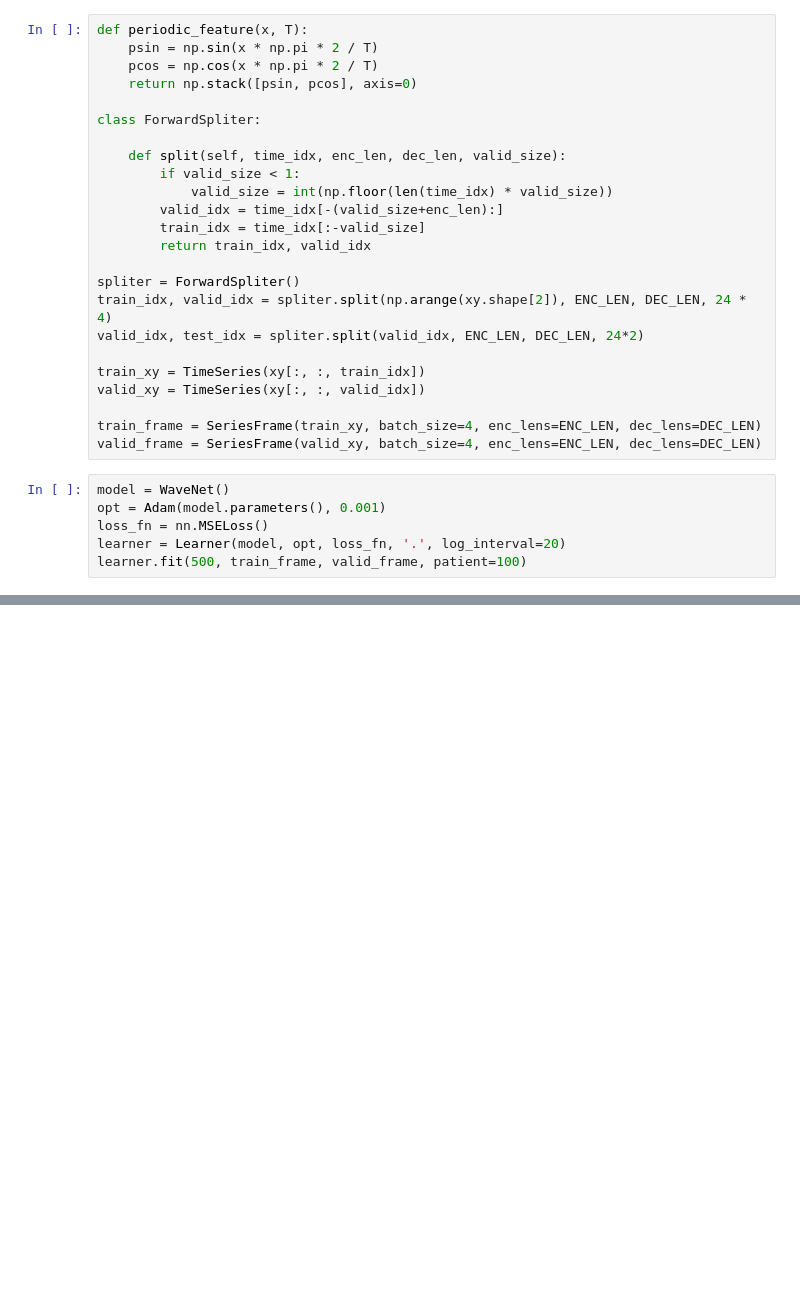
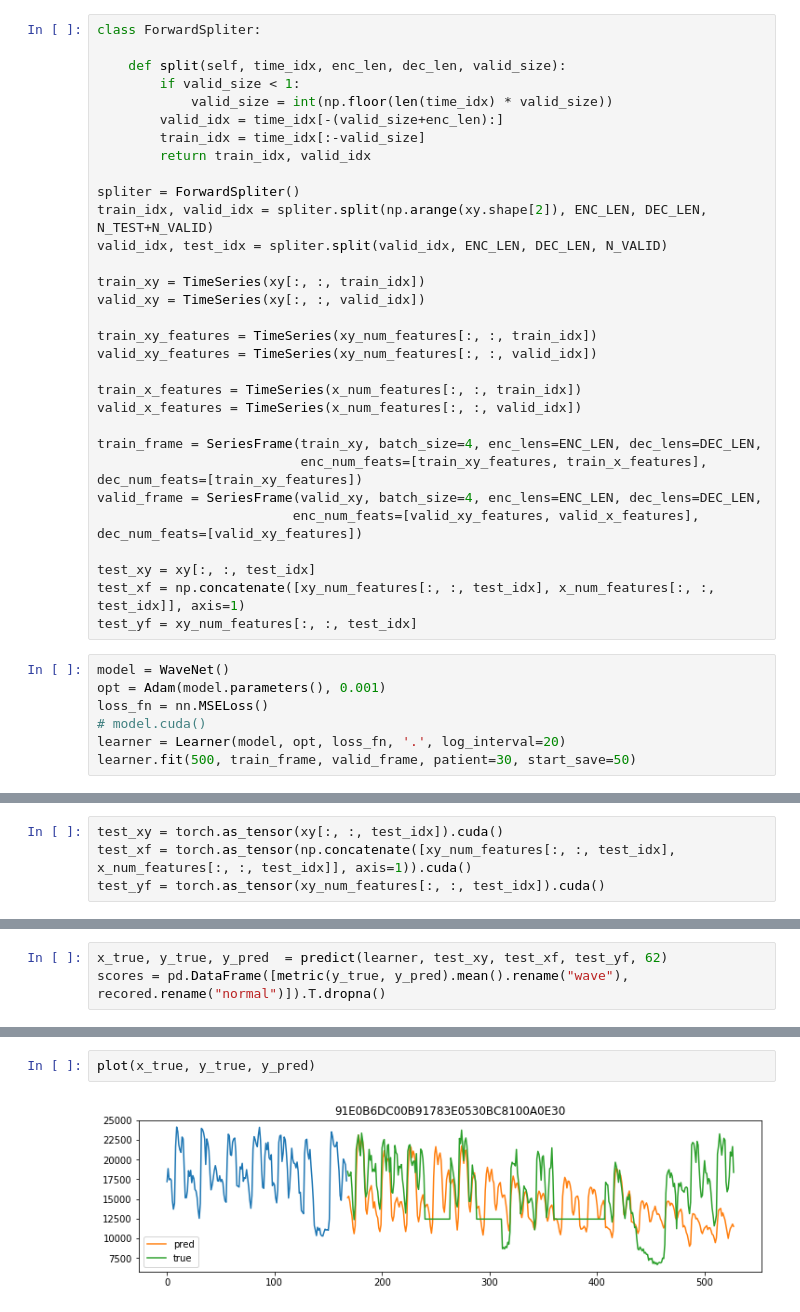
Before and after one commit to Relevation-143/Deep-Time-Series-Prediction, a Jupyter notebook: daily prediction.ipynb, the cells around one changed output, grey strips where cells are left out. Drawn from its saved outputs; the diff is of its cells as text; blank space fills up the shorter version.

Commit message:
model example

```diff
--- a/daily prediction.ipynb
+++ b/daily prediction.ipynb
@@ -51,9 +103,4 @@ is_zero.shape
 # %%
-def periodic_feature(x, T):
-    psin = np.sin(x * np.pi * 2 / T)
-    pcos = np.cos(x * np.pi * 2 / T)
-    return np.stack([psin, pcos], axis=0)
-
 class ForwardSpliter:
 
     def split(self, time_idx, enc_len, dec_len, valid_size):
@@ -64,18 +111,31 @@ class ForwardSpliter:
         return train_idx, valid_idx
 
 spliter = ForwardSpliter()
-train_idx, valid_idx = spliter.split(np.arange(xy.shape[2]), ENC_LEN, DEC_LEN, 24 * 4)
-valid_idx, test_idx = spliter.split(valid_idx, ENC_LEN, DEC_LEN, 24*2)
+train_idx, valid_idx = spliter.split(np.arange(xy.shape[2]), ENC_LEN, DEC_LEN, N_TEST+N_VALID)
+valid_idx, test_idx = spliter.split(valid_idx, ENC_LEN, DEC_LEN, N_VALID)
 
 train_xy = TimeSeries(xy[:, :, train_idx])
 valid_xy = TimeSeries(xy[:, :, valid_idx])
 
-train_frame = SeriesFrame(train_xy, batch_size=4, enc_lens=ENC_LEN, dec_lens=DEC_LEN)
-valid_frame = SeriesFrame(valid_xy, batch_size=4, enc_lens=ENC_LEN, dec_lens=DEC_LEN)
+train_xy_features = TimeSeries(xy_num_features[:, :, train_idx])
+valid_xy_features = TimeSeries(xy_num_features[:, :, valid_idx])
+
+train_x_features = TimeSeries(x_num_features[:, :, train_idx])
+valid_x_features = TimeSeries(x_num_features[:, :, valid_idx])
+
+train_frame = SeriesFrame(train_xy, batch_size=4, enc_lens=ENC_LEN, dec_lens=DEC_LEN,
+                          enc_num_feats=[train_xy_features, train_x_features], dec_num_feats=[train_xy_features])
+valid_frame = SeriesFrame(valid_xy, batch_size=4, enc_lens=ENC_LEN, dec_lens=DEC_LEN,
+                         enc_num_feats=[valid_xy_features, valid_x_features], dec_num_feats=[valid_xy_features])
+
+test_xy = xy[:, :, test_idx]
+test_xf = np.concatenate([xy_num_features[:, :, test_idx], x_num_features[:, :, test_idx]], axis=1)
+test_yf = xy_num_features[:, :, test_idx]
 # %%
 model = WaveNet()
 opt = Adam(model.parameters(), 0.001)
 loss_fn = nn.MSELoss()
+# model.cuda()
 learner = Learner(model, opt, loss_fn, '.', log_interval=20)
-learner.fit(500, train_frame, valid_frame, patient=100)
+learner.fit(500, train_frame, valid_frame, patient=30, start_save=50)
 # %% [output]
@@ -187,0 +159,4 @@ array([[0.10841969, 0.03689354, 0.02239933, ..., 0.6733998 , 0.4952184 ,
+# %%
+test_xy = torch.as_tensor(xy[:, :, test_idx]).cuda()
+test_xf = torch.as_tensor(np.concatenate([xy_num_features[:, :, test_idx], x_num_features[:, :, test_idx]], axis=1)).cuda()
+test_yf = torch.as_tensor(xy_num_features[:, :, test_idx]).cuda()
@@ -187,0 +216,3 @@ array([[0.10841969, 0.03689354, 0.02239933, ..., 0.6733998 , 0.4952184 ,
+# %%
+x_true, y_true, y_pred  = predict(learner, test_xy, test_xf, test_yf, 62)
+scores = pd.DataFrame([metric(y_true, y_pred).mean().rename("wave"), recored.rename("normal")]).T.dropna()
@@ -187,0 +240,4 @@ array([[0.10841969, 0.03689354, 0.02239933, ..., 0.6733998 , 0.4952184 ,
+# %%
+plot(x_true, y_true, y_pred)
+# %% [output]
+[figure, added]
```
Also changed, not shown: parts of 20 cells of this notebook, 2 other files.
